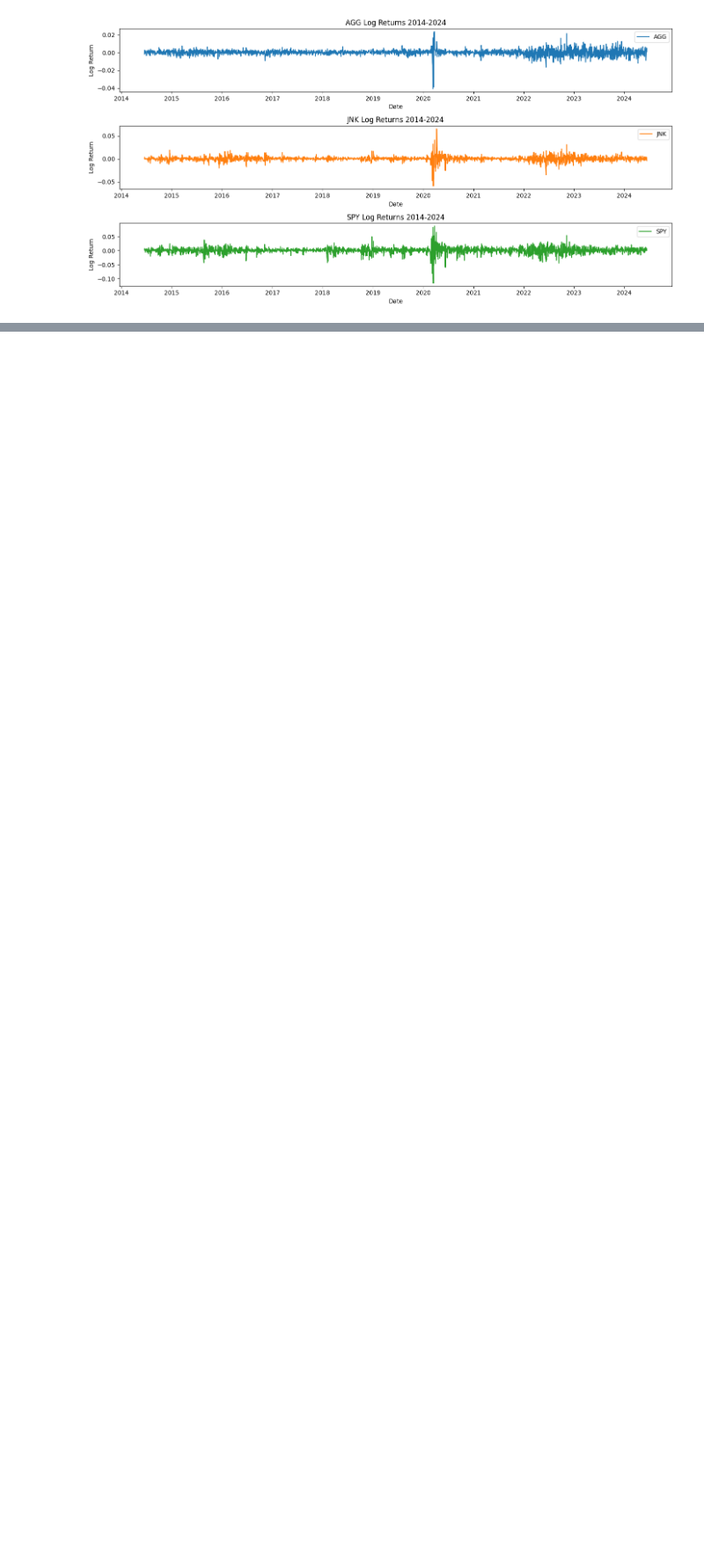
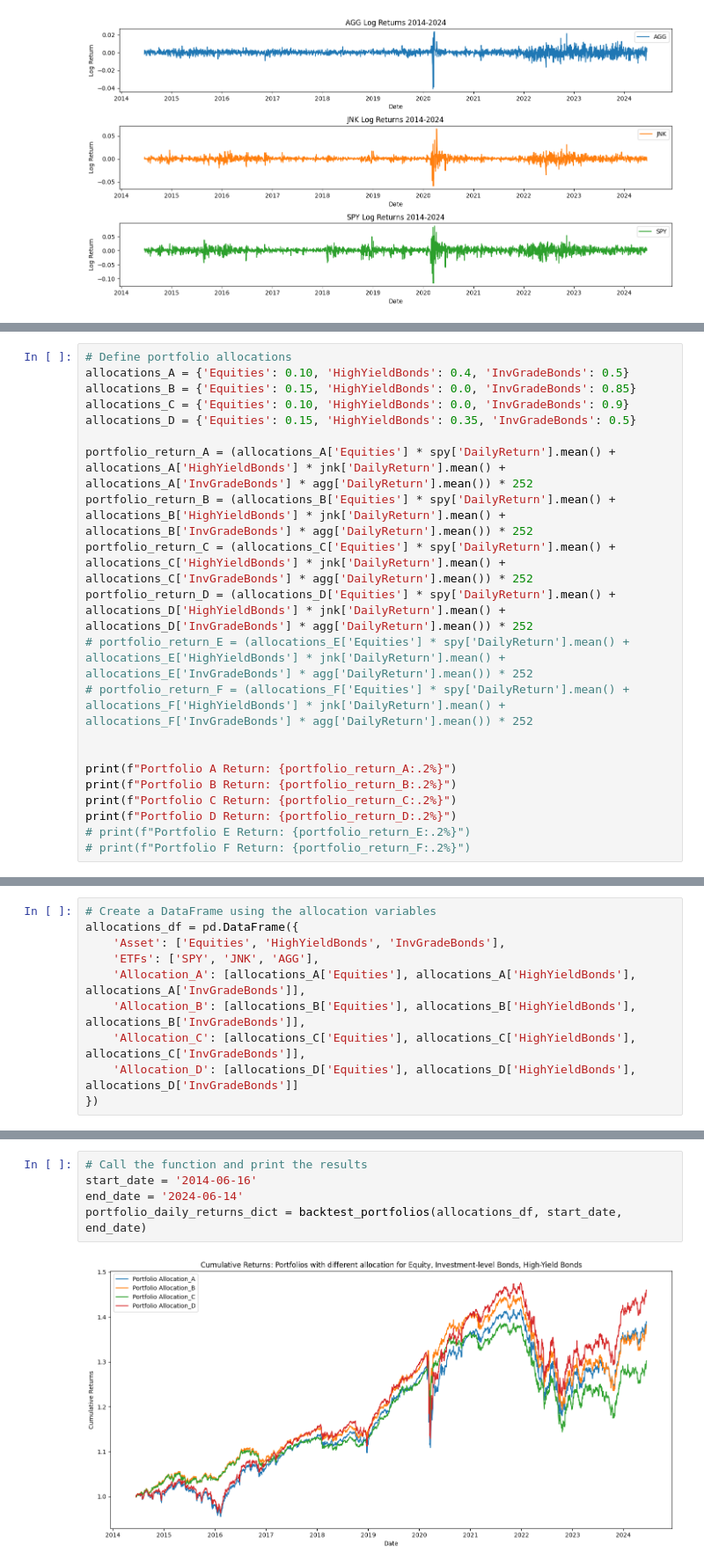
Before and after one commit to XiaozheZhangLehigh/Evaluating-the-Role-of-High-Yield-Bonds, a Jupyter notebook: code.ipynb, the cells around one changed output, grey strips where cells are left out. Shown at 88% size. Saved outputs shown, nothing was run; the diff lists cells and outputs as text; blank space fills up the shorter version.

```diff
--- a/code.ipynb
+++ b/code.ipynb
@@ -97,0 +213,21 @@ plt.show()
+# %%
+# Define portfolio allocations
+allocations_A = {'Equities': 0.10, 'HighYieldBonds': 0.4, 'InvGradeBonds': 0.5}
+allocations_B = {'Equities': 0.15, 'HighYieldBonds': 0.0, 'InvGradeBonds': 0.85}
+allocations_C = {'Equities': 0.10, 'HighYieldBonds': 0.0, 'InvGradeBonds': 0.9}
+allocations_D = {'Equities': 0.15, 'HighYieldBonds': 0.35, 'InvGradeBonds': 0.5}
+
+portfolio_return_A = (allocations_A['Equities'] * spy['DailyReturn'].mean() + allocations_A['HighYieldBonds'] * jnk['DailyReturn'].mean() + allocations_A['InvGradeBonds'] * agg['DailyReturn'].mean()) * 252
+portfolio_return_B = (allocations_B['Equities'] * spy['DailyReturn'].mean() + allocations_B['HighYieldBonds'] * jnk['DailyReturn'].mean() + allocations_B['InvGradeBonds'] * agg['DailyReturn'].mean()) * 252
+portfolio_return_C = (allocations_C['Equities'] * spy['DailyReturn'].mean() + allocations_C['HighYieldBonds'] * jnk['DailyReturn'].mean() + allocations_C['InvGradeBonds'] * agg['DailyReturn'].mean()) * 252
+portfolio_return_D = (allocations_D['Equities'] * spy['DailyReturn'].mean() + allocations_D['HighYieldBonds'] * jnk['DailyReturn'].mean() + allocations_D['InvGradeBonds'] * agg['DailyReturn'].mean()) * 252
+# portfolio_return_E = (allocations_E['Equities'] * spy['DailyReturn'].mean() + allocations_E['HighYieldBonds'] * jnk['DailyReturn'].mean() + allocations_E['InvGradeBonds'] * agg['DailyReturn'].mean()) * 252
+# portfolio_return_F = (allocations_F['Equities'] * spy['DailyReturn'].mean() + allocations_F['HighYieldBonds'] * jnk['DailyReturn'].mean() + allocations_F['InvGradeBonds'] * agg['DailyReturn'].mean()) * 252
+
+
+print(f"Portfolio A Return: {portfolio_return_A:.2%}")
+print(f"Portfolio B Return: {portfolio_return_B:.2%}")
+print(f"Portfolio C Return: {portfolio_return_C:.2%}")
+print(f"Portfolio D Return: {portfolio_return_D:.2%}")
+# print(f"Portfolio E Return: {portfolio_return_E:.2%}")
+# print(f"Portfolio F Return: {portfolio_return_F:.2%}")
@@ -97,0 +239,10 @@ plt.show()
+# %%
+# Create a DataFrame using the allocation variables
+allocations_df = pd.DataFrame({
+    'Asset': ['Equities', 'HighYieldBonds', 'InvGradeBonds'],
+    'ETFs': ['SPY', 'JNK', 'AGG'],
+    'Allocation_A': [allocations_A['Equities'], allocations_A['HighYieldBonds'], allocations_A['InvGradeBonds']],
+    'Allocation_B': [allocations_B['Equities'], allocations_B['HighYieldBonds'], allocations_B['InvGradeBonds']],
+    'Allocation_C': [allocations_C['Equities'], allocations_C['HighYieldBonds'], allocations_C['InvGradeBonds']],
+    'Allocation_D': [allocations_D['Equities'], allocations_D['HighYieldBonds'], allocations_D['InvGradeBonds']]
+})
@@ -97,0 +368,7 @@ plt.show()
+# %%
+# Call the function and print the results
+start_date = '2014-06-16'
+end_date = '2024-06-14'
+portfolio_daily_returns_dict = backtest_portfolios(allocations_df, start_date, end_date)
+# %% [output]
+[figure, added]
```
Also changed, not shown: parts of 14 cells of this notebook.
